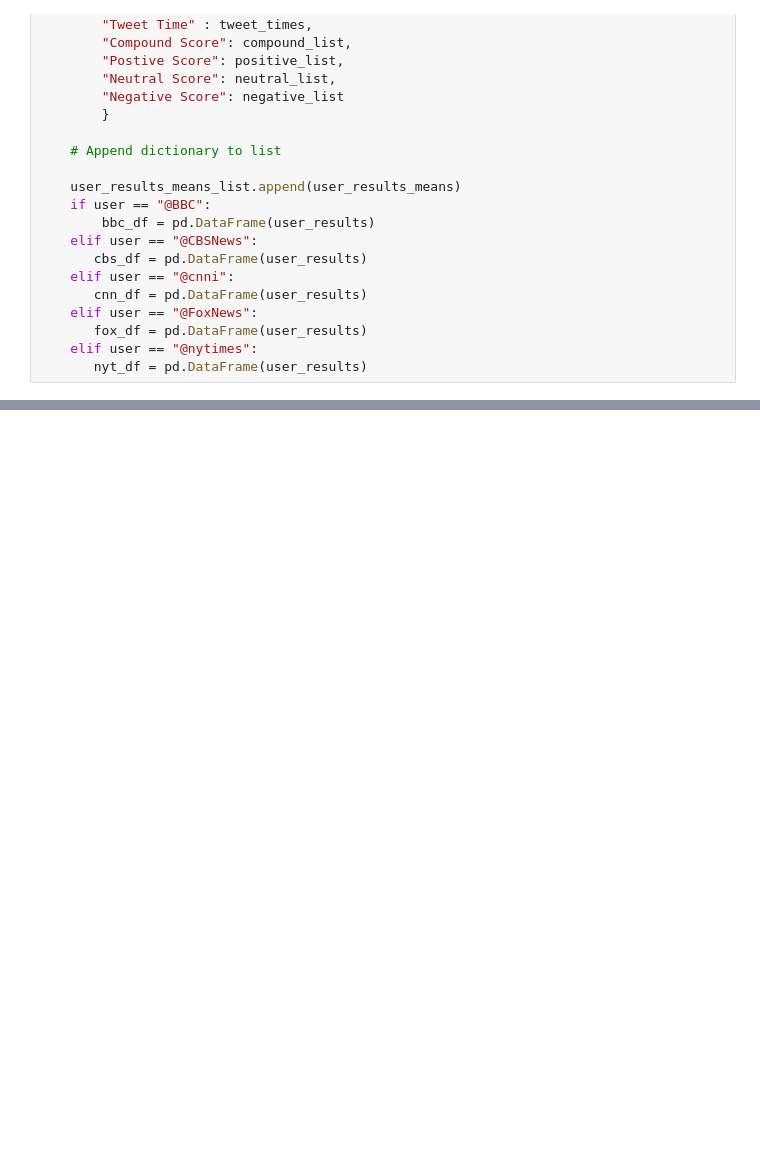
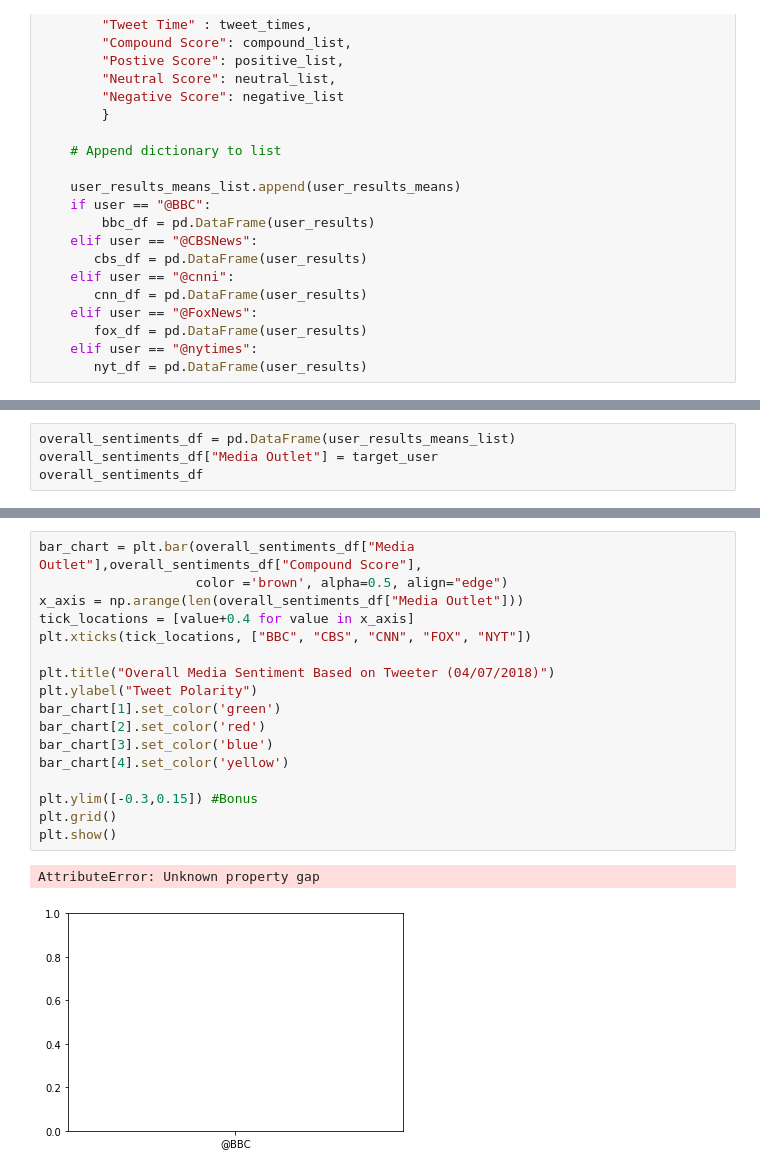
Before and after one commit to sinancengiz/social_analitics, a Jupyter notebook: main.ipynb, the cells around one changed output, grey strips where cells are left out. Saved outputs shown, nothing was run; the diff lists cells and outputs as text; blank space fills up the shorter version.

```diff
--- a/main.ipynb
+++ b/main.ipynb
@@ -144,0 +160,4 @@ ValueError: If using all scalar values, you must pass an index
+# %%
+overall_sentiments_df = pd.DataFrame(user_results_means_list)
+overall_sentiments_df["Media Outlet"] = target_user
+overall_sentiments_df
@@ -144,0 +171,20 @@ ValueError: If using all scalar values, you must pass an index
+# %%
+bar_chart = plt.bar(overall_sentiments_df["Media Outlet"],overall_sentiments_df["Compound Score"],
+                    color ='brown', alpha=0.5, align="edge")
+x_axis = np.arange(len(overall_sentiments_df["Media Outlet"]))
+tick_locations = [value+0.4 for value in x_axis]
+plt.xticks(tick_locations, ["BBC", "CBS", "CNN", "FOX", "NYT"])
+
+plt.title("Overall Media Sentiment Based on Tweeter (04/07/2018)")
+plt.ylabel("Tweet Polarity")
+bar_chart[1].set_color('green')
+bar_chart[2].set_color('red')
+bar_chart[3].set_color('blue')
+bar_chart[4].set_color('yellow')
+
+plt.ylim([-0.3,0.15]) #Bonus
+plt.grid()
+plt.show()
+# %% [output]
+AttributeError: Unknown property gap
+[figure, added]
```
Also changed, not shown: parts of 9 cells of this notebook.
